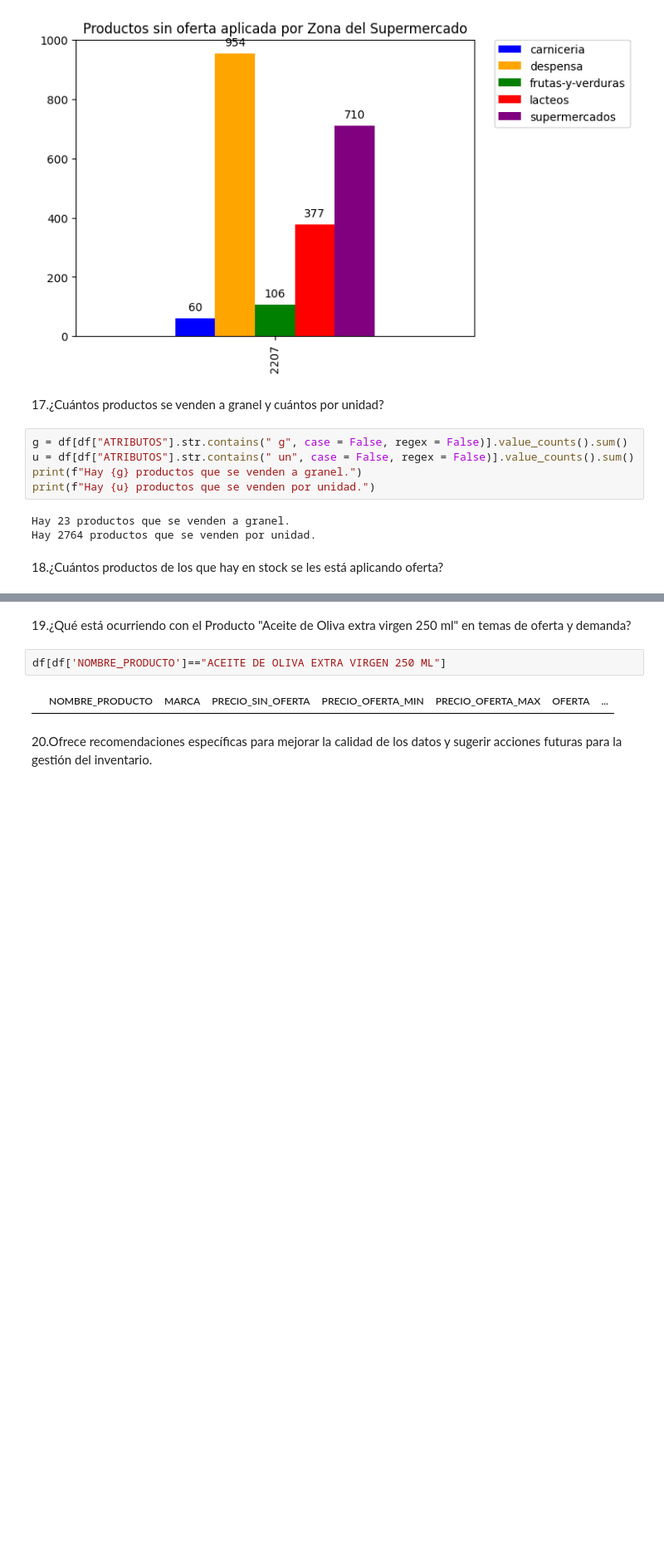
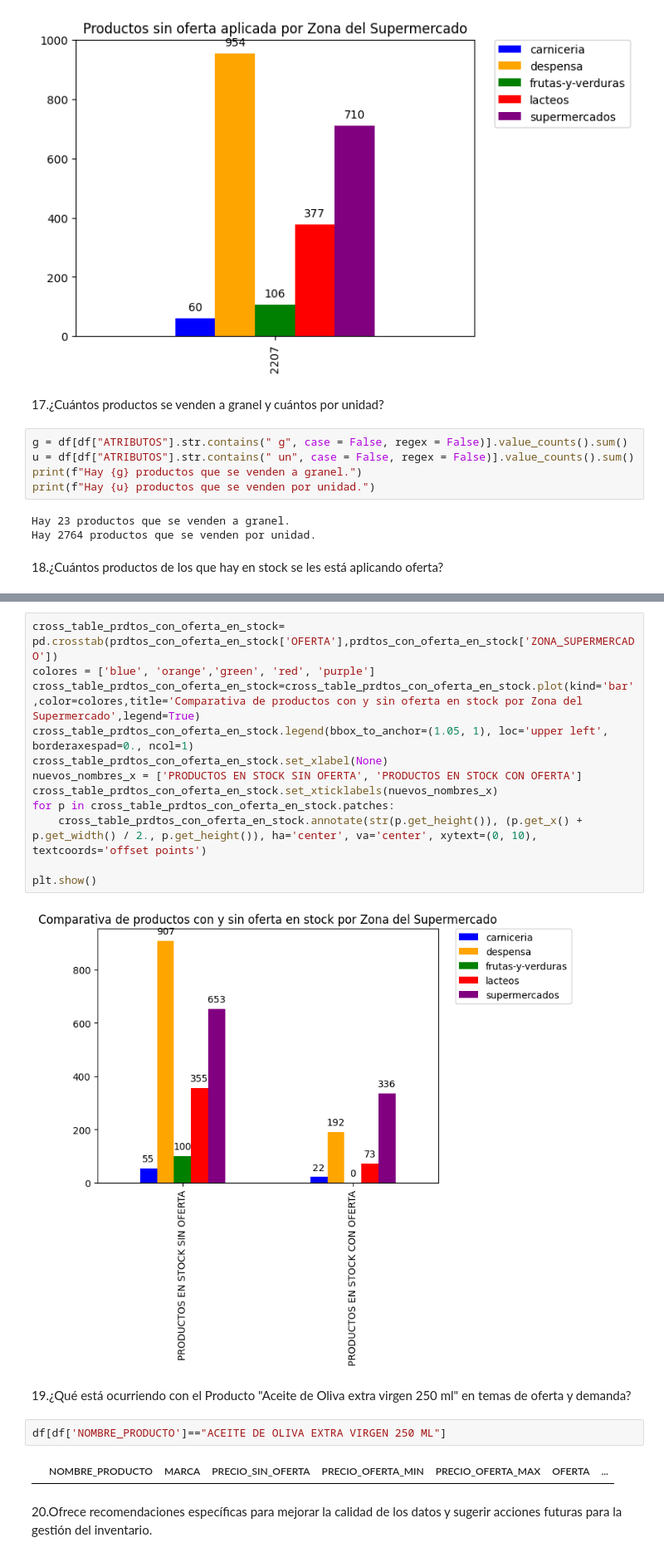
Before and after one commit to Bubu52/AMACOR_SUPERMARKET, a Jupyter notebook: Preguntas resueltas v.1.1.ipynb, the cells around one changed output, grey strips where cells are left out. Shown at 83% size. Drawn from its saved outputs; the diff is of its cells as text; blank space fills up the shorter version.

```diff
--- a/Preguntas resueltas v.1.1.ipynb
+++ b/Preguntas resueltas v.1.1.ipynb
@@ -509,3 +511,17 @@ pd.crosstab(prdtos_con_oferta_en_stock['ZONA_SUPERMERCADO'],prdtos_con_oferta_en
+# %%
+cross_table_prdtos_con_oferta_en_stock= pd.crosstab(prdtos_con_oferta_en_stock['OFERTA'],prdtos_con_oferta_en_stock['ZONA_SUPERMERCADO'])
+colores = ['blue', 'orange','green', 'red', 'purple']
+cross_table_prdtos_con_oferta_en_stock=cross_table_prdtos_con_oferta_en_stock.plot(kind='bar',color=colores,title='Comparativa de productos con y sin oferta en stock por Zona del Supermercado',legend=True)
+cross_table_prdtos_con_oferta_en_stock.legend(bbox_to_anchor=(1.05, 1), loc='upper left', borderaxespad=0., ncol=1)
+cross_table_prdtos_con_oferta_en_stock.set_xlabel(None)
+nuevos_nombres_x = ['PRODUCTOS EN STOCK SIN OFERTA', 'PRODUCTOS EN STOCK CON OFERTA']
+cross_table_prdtos_con_oferta_en_stock.set_xticklabels(nuevos_nombres_x)
+for p in cross_table_prdtos_con_oferta_en_stock.patches:
+    cross_table_prdtos_con_oferta_en_stock.annotate(str(p.get_height()), (p.get_x() + p.get_width() / 2., p.get_height()), ha='center', va='center', xytext=(0, 10), textcoords='offset points')
+
+plt.show()
+# %% [output]
+[figure, added]
 # %% [markdown]
 19.¿Qué está ocurriendo con el Producto "Aceite de Oliva extra virgen 250 ml" en temas de oferta y demanda?
 # %%
```
Also changed, not shown: parts of 2 cells of this notebook.
